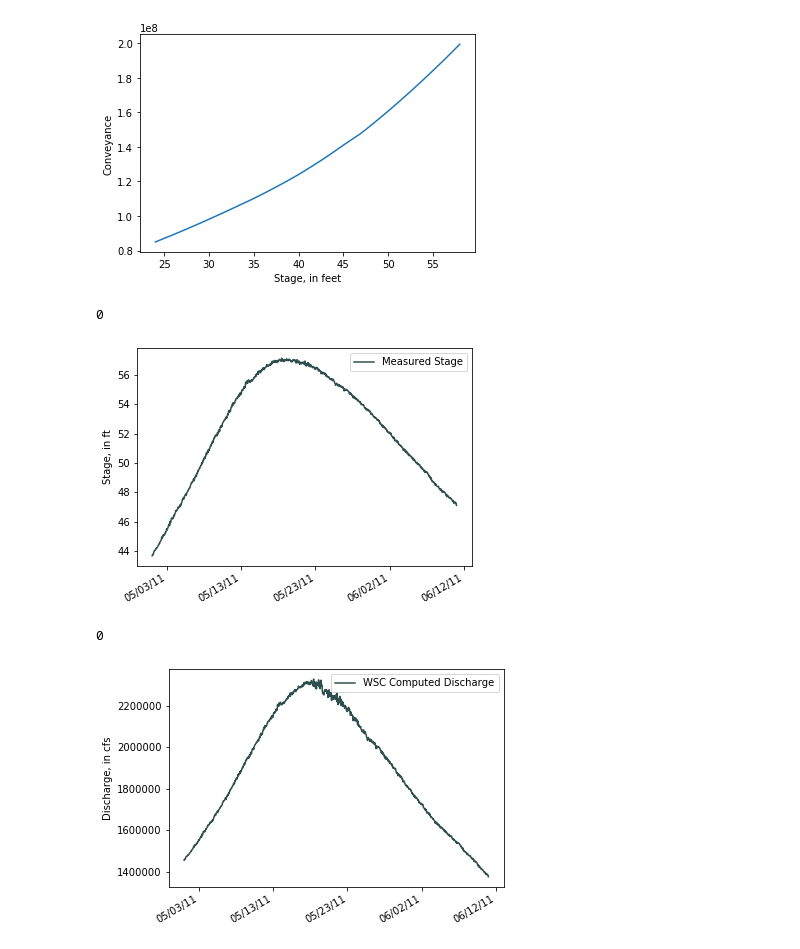
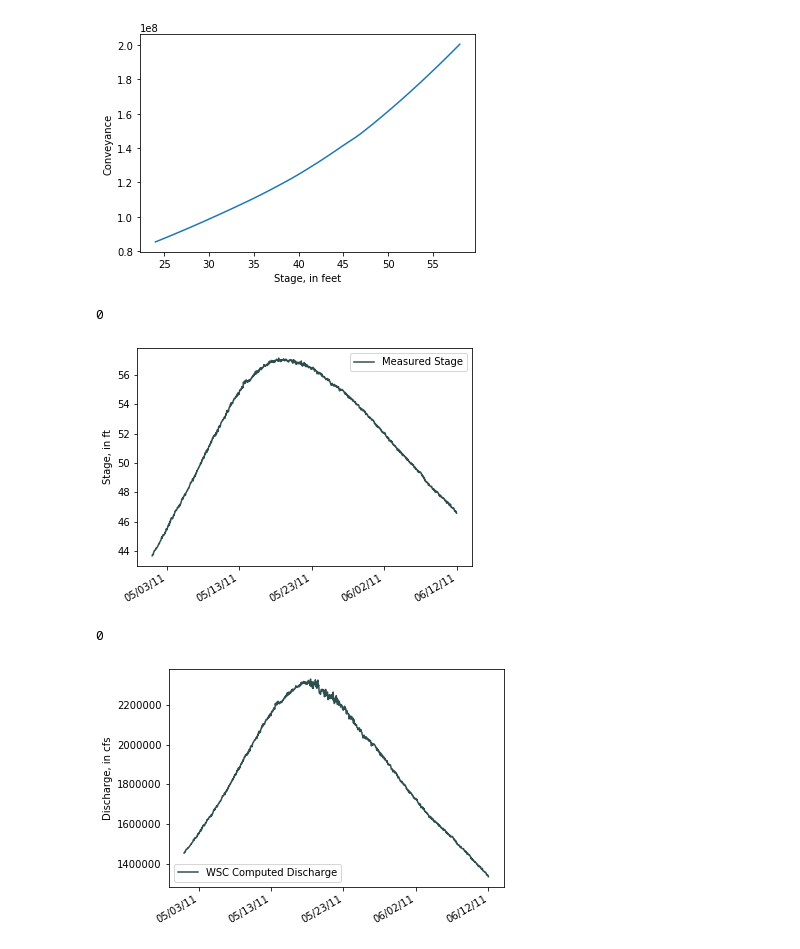
Before and after one commit to mdomanski-usgs/dynrat, a Jupyter notebook: examples/dynpound.ipynb, the cells around one changed output. Drawn from its saved outputs; the diff is of its cells as text; code cells hidden in the pictures.

```diff
--- a/examples/dynpound.ipynb
+++ b/examples/dynpound.ipynb
@@ -43,20 +43,20 @@ _ = plt.ylabel('Conveyance')
 # %%
 from dynrat.timeseries import MeasuredStageTimeSeries
 
 
 event_start_date = '5/1/2011 00:00'
-event_end_date = '6/11/2011 00:00'
+event_end_date = '6/12/2011 00:00'
 
 aq_stage_csv = 'data/vbms/site_07289000_iv_s_Aquarius.csv'
 measured_stage = MeasuredStageTimeSeries.from_aq_csv(aq_stage_csv, interp_missing=True)
 measured_stage = measured_stage.subset_dt(event_start_date, event_end_date)
 
 _ = measured_stage.plot()
 
 measured_stage.null_obs()
 # %% [output]
 0
-[figure, old version]
+[figure, new version]
 # %%
 from dynrat.timeseries import RatedDischargeTimeSeries
 
@@ -69,7 +69,7 @@ _ = rated_flow.plot()
 rated_flow.null_obs()
 # %% [output]
 0
-[figure, old version]
+[figure, new version]
 # %%
 from dynrat.rslope import r_slope
 
```
Also changed, not shown: parts of 3 cells of this notebook.
